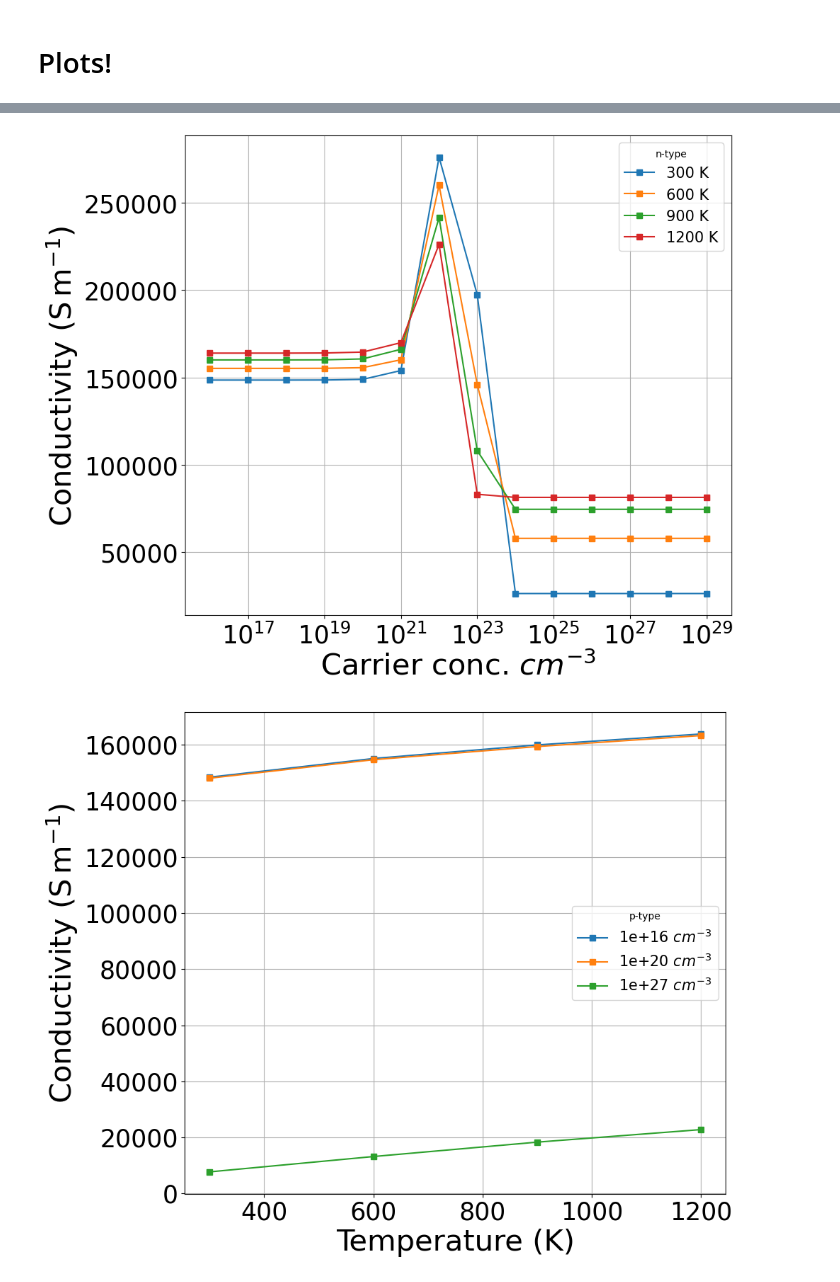
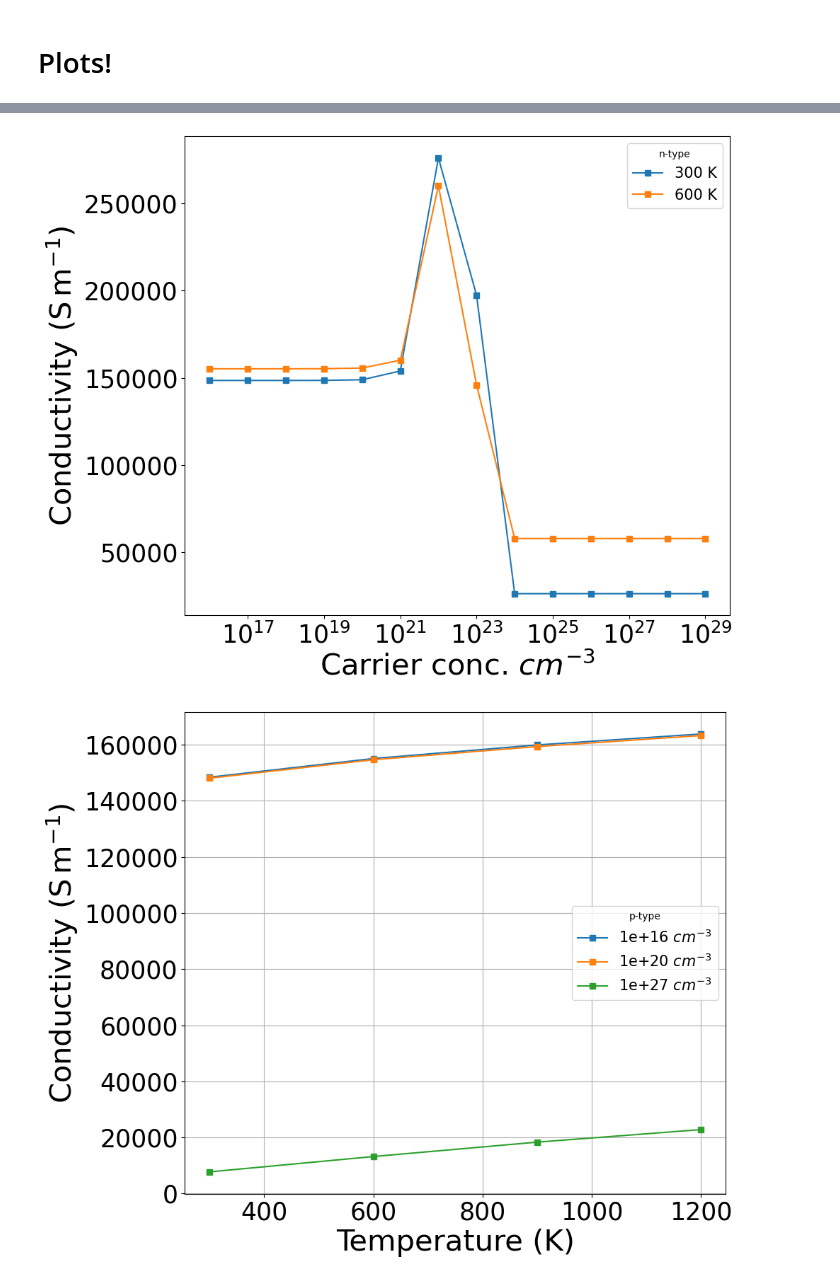
Before and after one commit to everydayanchovies/workshop-physics-and-astronomy-notebooks, a Jupyter notebook: Group3/Playground.ipynb, the cells around one changed output, grey strips where cells are left out. Cells and saved outputs as stored; diff of their text form; code cells hidden in the pictures.

```diff
--- a/Group3/New-Mo3Si2-defect-data/Mo_Si/Playground.ipynb
+++ b/Group3/Playground.ipynb
@@ -125,5 +182,7 @@ Temp    Doping  rows    columns tensor
 # %%
 bztPlotter = BztPlotter(bztTransp,bztInterp)
 # %%
-bztPlotter.plot_props('C','doping','temp',temps=temps)
+ax = bztPlotter.plot_props('C','doping','temp',temps=temps[0:1])
+
+ax = bztPlotter.plot_props('C','doping','temp',temps=temps[1:2],ax=ax)
 # %% [output]
@@ -131,4 +189,4 @@ bztPlotter.plot_props('C','doping','temp',temps=temps)
-[figure, old version]
+[figure, new version]
 # %%
 bztPlotter.plot_props('C','temp','doping',doping=dopings_arr, dop_type=doping_type).show()
 # %% [output]
```
Also changed, not shown: parts of 4 cells of this notebook, 5 other files.
